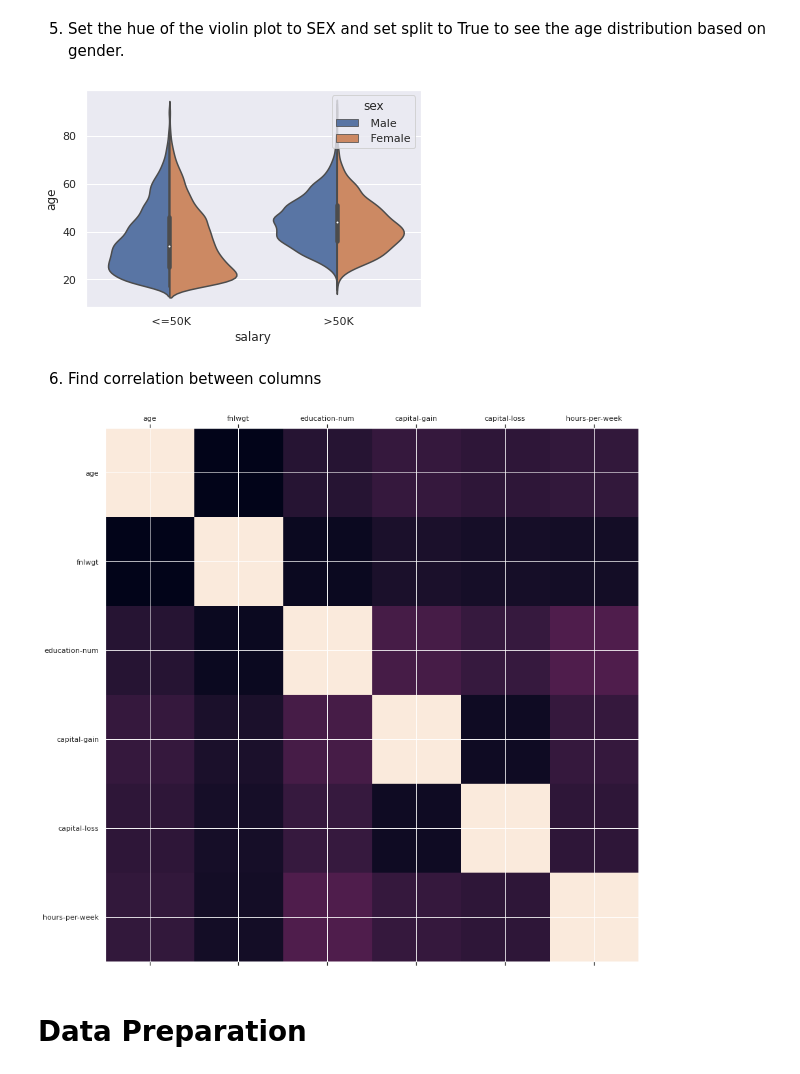
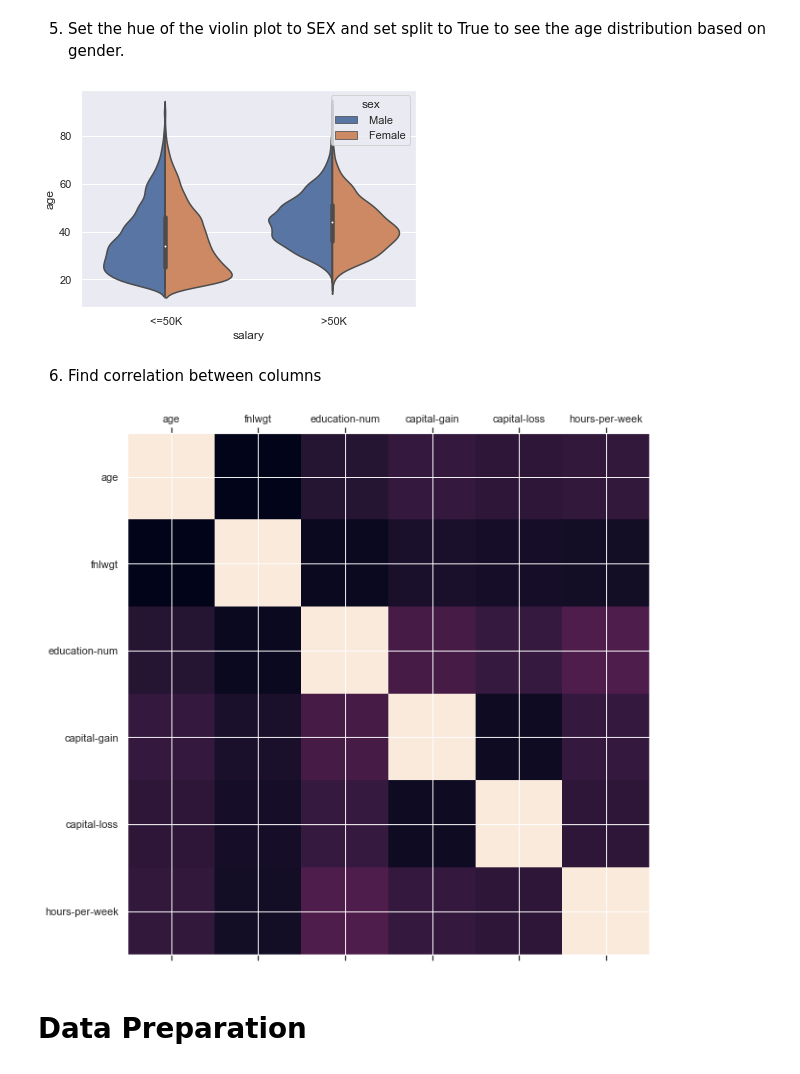
Before and after one commit to skhalifa/CAC_ML_S2020, a Jupyter notebook: MachineLearningHandsOn.ipynb, the cells around one changed output. Drawn from its saved outputs; the diff is of its cells as text; code cells hidden in the pictures.

```diff
--- a/MachineLearningHandsOn.ipynb
+++ b/MachineLearningHandsOn.ipynb
@@ -51,6 +31,6 @@ import pandas as pd
 
 filePath = 'adult.csv'
 
-df_data_1=pd.read_csv(filePath)
+adult_df=pd.read_csv(filePath)
 # %%
 # Using head() method with an argument to display more rows of the dataset
@@ -153,14 +133,14 @@ plt.show()
 5.	Set the hue of the violin plot to SEX and set split to True to see the age distribution based on gender.
 # %%
 #create and display a violin plot
-sb.violinplot(x = "salary", y = "age", hue="sex", data = df_data_1, split=True)
+sb.violinplot(x = "salary", y = "age", hue="sex", data = adult_df, split=True)
 plt.show()
 # %% [output]
-[figure, old version]
+[figure, new version]
 # %% [markdown]
 6. Find correlation between columns
 # %%
-def plot_correlation(df, size=15):
+def plot_correlation(df, size=10):
     corr= df.corr()
     fig, ax =plt.subplots(figsize=(size,size))
     ax.matshow(corr)
@@ -168,9 +148,9 @@ def plot_correlation(df, size=15):
     plt.yticks(range(len(corr.columns)),corr.columns)
     plt.show()
 # %%
-plot_correlation(df_data_1)
+plot_correlation(adult_df)
 # %% [output]
-[figure, old version]
+[figure, new version]
 # %% [markdown]
 # Data Preparation
 # %% [markdown]
```
Also changed, not shown: parts of 21 cells of this notebook.
